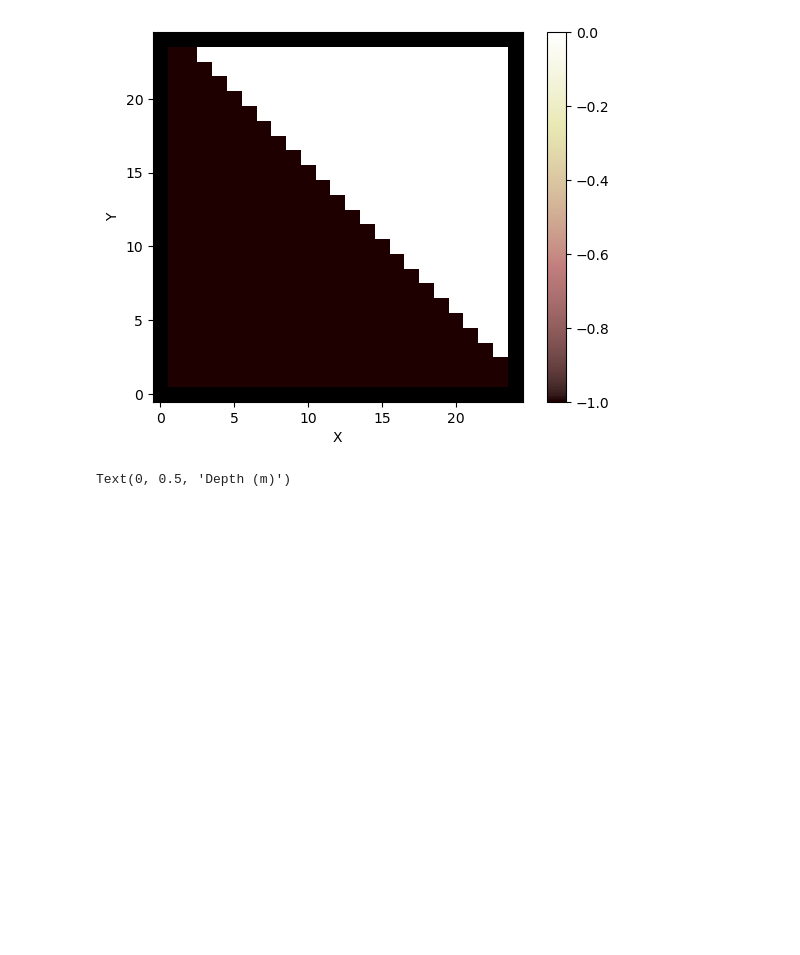
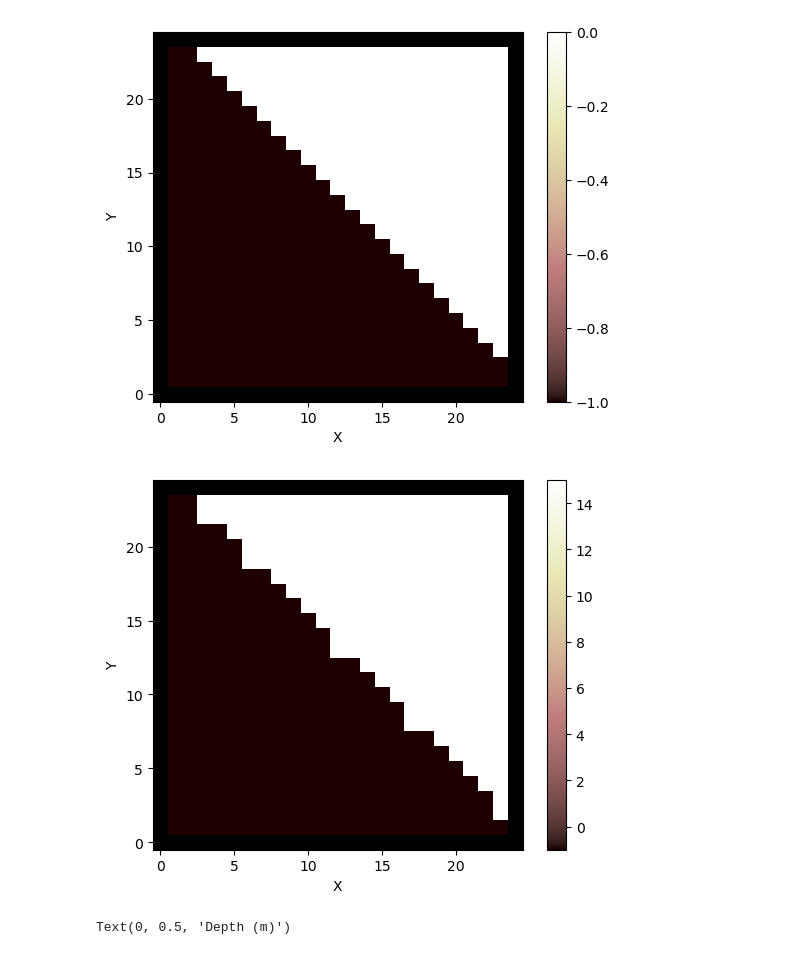
Before and after one commit to csdms-espin/ESPIn2026_ThermalSlump, a Jupyter notebook: grid_creation.ipynb, the cells around one changed output. Drawn from its saved outputs; the diff is of its cells as text; code cells hidden in the pictures; blank space fills up the shorter version.

```diff
--- a/grid_creation.ipynb
+++ b/grid_creation.ipynb
@@ -48,6 +49,11 @@ grid.imshow(temp)
 # %%
 is_clay = grid.at_node["temp"] == -1 #define frozen clay nodes
 is_air = temp[grid.at_node["temp"] == 0] = 15 #set air nodes to 15 deg Celsius
+temp[(73,337,217,481,553),] = 15
+
+grid.imshow(temp)
+# %% [output]
+[figure, added]
 # %%
 #Plotting initial temperature conditions
 fig, ax = plt.subplots()
```
Also changed, not shown: parts of 1 cell of this notebook.
